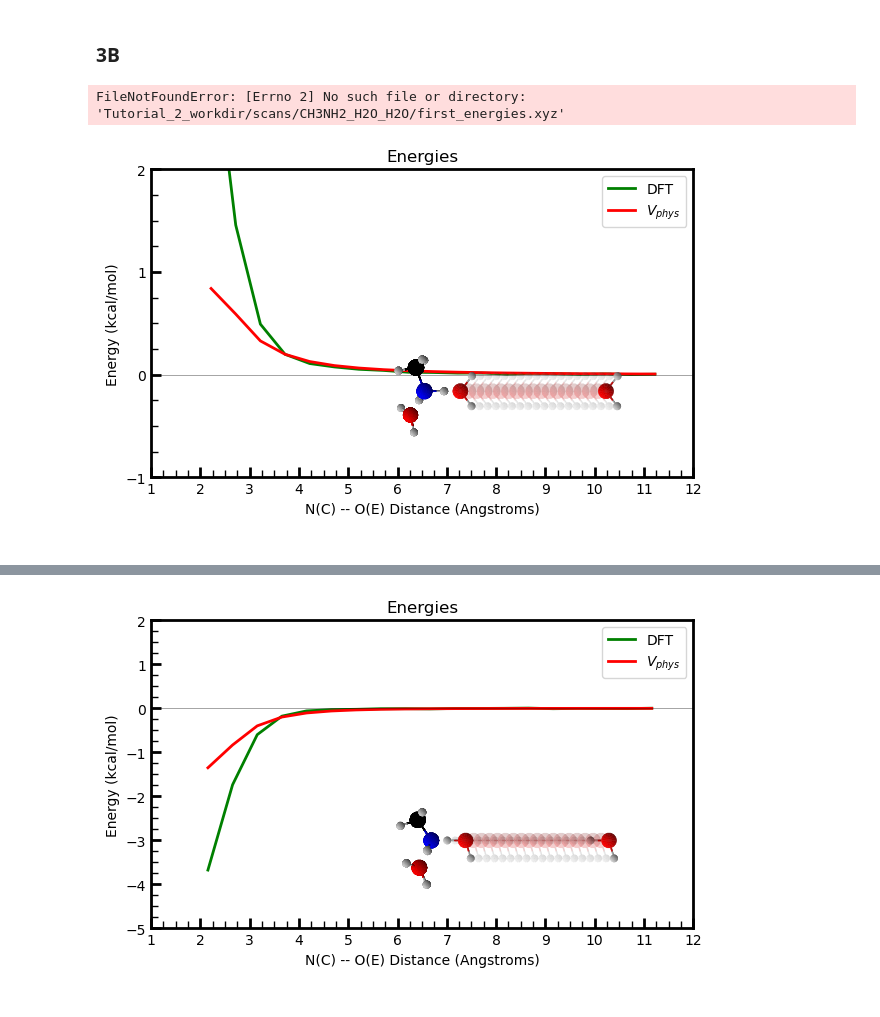
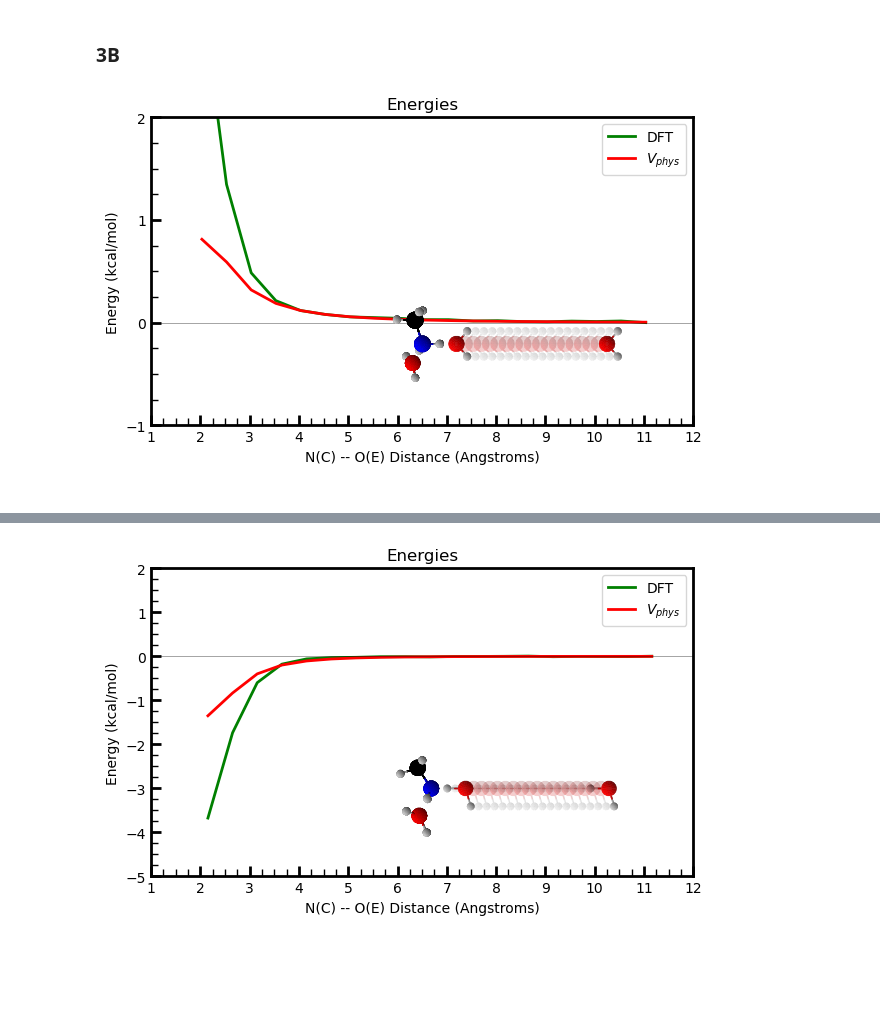
Before and after one commit to PolyachenkoYA/QDMS_2025, a Jupyter notebook: tutorials/2_Many-Body_Model_Build-Along/Tutorial_2.1.ipynb, the cells around one changed output, grey strips where cells are left out. Cells and saved outputs as stored; diff of their text form; code cells hidden in the pictures; blank space fills up the shorter version.

Commit message:
progress on tutorial 2

```diff
--- a/tutorials/2_Many-Body_Model_Build-Along/Tutorial_2.1.ipynb
+++ b/tutorials/2_Many-Body_Model_Build-Along/Tutorial_2.1.ipynb
@@ -476,8 +454,8 @@ scan_CH3NH2_H2O_H2O_1_Vphys_energies = calculate_Vphys_nmer_energies(
     symmetry_to_charge=charges_CH3NH2,
     symmetry_to_polarizability={**polarizabilities_CH3NH2, **polarizabilities_H2O},
     symmetry_to_polarizability_factor={**polarizability_factors_CH3NH2, **polarizability_factors_H2O},
-    symmetries_to_C6=C6_CH3NH2_H2O,
-    symmetries_to_d6=d6_CH3NH2_H2O,
+    symmetries_to_C6={**C6_CH3NH2_H2O, **C6_H2O_H2O},
+    symmetries_to_d6={**d6_CH3NH2_H2O, **d6_H2O_H2O},
     mbpol_monomers=[False, True, True], # special flag to enable MB-pol geometry-dependent charges for the water molecule,
     aCC=aCC,
     aCD=aCD,
@@ -488,22 +466,20 @@ scan_CH3NH2_H2O_H2O_1_Vphys_energies = calculate_Vphys_nmer_energies(
 )
 
 scan_CH3NH2_H2O_H2O_1_Vphys_2b_energies = calculate_many_body_energies(scan_CH3NH2_H2O_H2O_1, scan_CH3NH2_H2O_H2O_1_Vphys_energies)
-# %% [output]
-FileNotFoundError: [Errno 2] No such file or directory: 'Tutorial_2_workdir/scans/CH3NH2_H2O_H2O/first_energies.xyz'
 # %%
 plot_scan(
-        scan_3b_1,
+        scan_CH3NH2_H2O_H2O_1,
         {
-                "DFT": scan_3b_1_3body_energies,
-                "$V_{phys}$": scan_3b_1_Vphys_3body_energies,
+                "DFT": scan_CH3NH2_H2O_H2O_1_2b_energies,
+                "$V_{phys}$": scan_CH3NH2_H2O_H2O_1_Vphys_2b_energies,
         },
         4,
         -3,
         title="Energies",
         ymax=2,
         centerer=lambda system: system.atoms[4].point,
         aligner=lambda system: (system.atoms[10].point, system.atoms[0].point)
 )
 # %% [output]
-[figure, old version]
+[figure, new version]
 # %%
```
Also changed, not shown: parts of 5 cells of this notebook, 3 other files.
